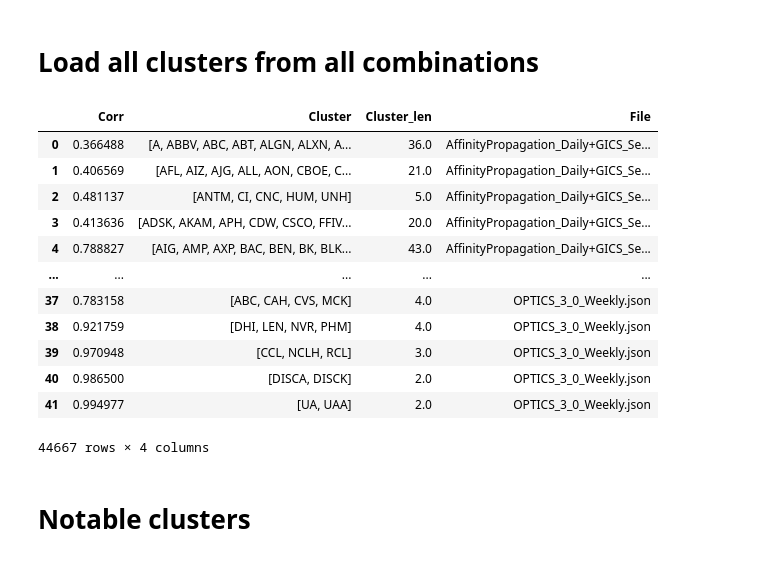
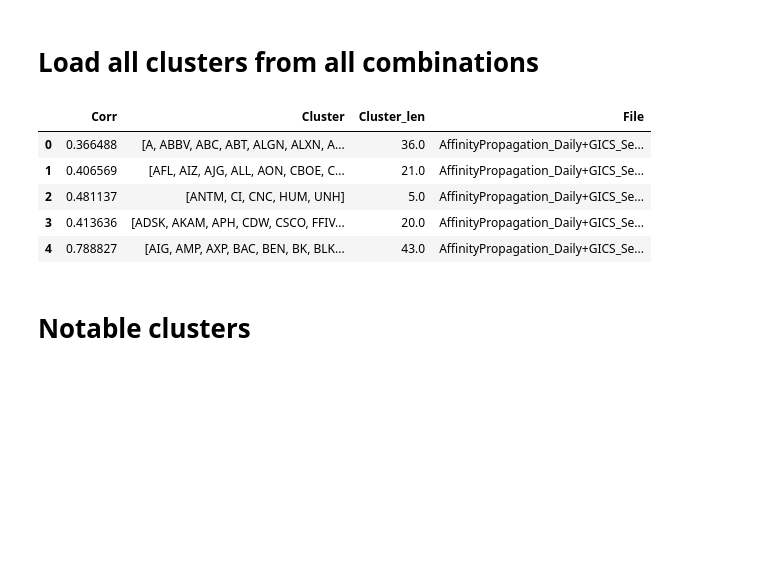
Before and after one commit to harkib/Stock-Clustering, a Jupyter notebook: visualize.ipynb, the cells around one changed output. Cells and saved outputs as stored; diff of their text form; code cells hidden in the pictures; blank space fills up the shorter version.

Commit message:
output clean up

```diff
--- a/visualize.ipynb
+++ b/visualize.ipynb
@@ -167,45 +126,34 @@ bests
 # %%
 # load all clusters
 all_clusters = pd.DataFrame(columns=['Corr','Cluster'])
-# for subdir, dirs, files in os.walk('Output\Correlations'):
-
 correlation_path =  os.path.join('Output','Correlations')
-# for subdir, dirs, files in os.walk('Output/Correlations'):
+cluster_path =  os.path.join('Output','Clusters')
 
 for subdir, dirs, files in os.walk(correlation_path):
     for file in files:
 
         # for all files open both correlation and cluster, create and stack df
-#         with open('Output\Correlations\\'+file, 'r') as fp:
-        with open('Output/Correlations/'+file, 'r') as fp:
+        with open(os.path.join(correlation_path,file), 'r') as fp:
             correlations = json.load(fp)
-#         with open('Output\Clusters\\'+file, 'r') as fp:
-        with open('Output/Clusters/'+file, 'r') as fp:
+        with open(os.path.join(cluster_path,file), 'r') as fp:
             clusters = json.load(fp)
 
         clusters_df = pd.DataFrame.from_dict(correlations, orient='index')
         clusters_df = clusters_df.reset_index().rename(columns= {'index':'key',0:'Corr'})
         clusters_df['Cluster'] = clusters_df.apply(lambda x: clusters[x['key']],axis=1)
         clusters_df['Cluster_len'] = clusters_df.apply(lambda x: len(x['Cluster']), axis = 1)
         clusters_df['File'] = file
         clusters_df = clusters_df.drop('key', axis = 1)
         all_clusters = all_clusters.append(clusters_df)
 
-all_clusters
+all_clusters.head(5)
 # %% [output]
 |  | Corr | Cluster | Cluster_len | File |
 | 0 | 0.366488 | [A, ABBV, ABC, ABT, ALGN, ALXN, A... | 36.0 | AffinityPropagation_Daily+GICS_Se... |
 | 1 | 0.406569 | [AFL, AIZ, AJG, ALL, AON, CBOE, C... | 21.0 | AffinityPropagation_Daily+GICS_Se... |
 | 2 | 0.481137 | [ANTM, CI, CNC, HUM, UNH] | 5.0 | AffinityPropagation_Daily+GICS_Se... |
 | 3 | 0.413636 | [ADSK, AKAM, APH, CDW, CSCO, FFIV... | 20.0 | AffinityPropagation_Daily+GICS_Se... |
 | 4 | 0.788827 | [AIG, AMP, AXP, BAC, BEN, BK, BLK... | 43.0 | AffinityPropagation_Daily+GICS_Se... |
-| ... | ... | ... | ... | ... |
-| 37 | 0.783158 | [ABC, CAH, CVS, MCK] | 4.0 | OPTICS_3_0_Weekly.json |
-| 38 | 0.921759 | [DHI, LEN, NVR, PHM] | 4.0 | OPTICS_3_0_Weekly.json |
-| 39 | 0.970948 | [CCL, NCLH, RCL] | 3.0 | OPTICS_3_0_Weekly.json |
-| 40 | 0.986500 | [DISCA, DISCK] | 2.0 | OPTICS_3_0_Weekly.json |
-| 41 | 0.994977 | [UA, UAA] | 2.0 | OPTICS_3_0_Weekly.json |
-44667 rows × 4 columns
 # %% [markdown]
 # Notable clusters
 # %%
```
Also changed, not shown: parts of 11 cells of this notebook.
